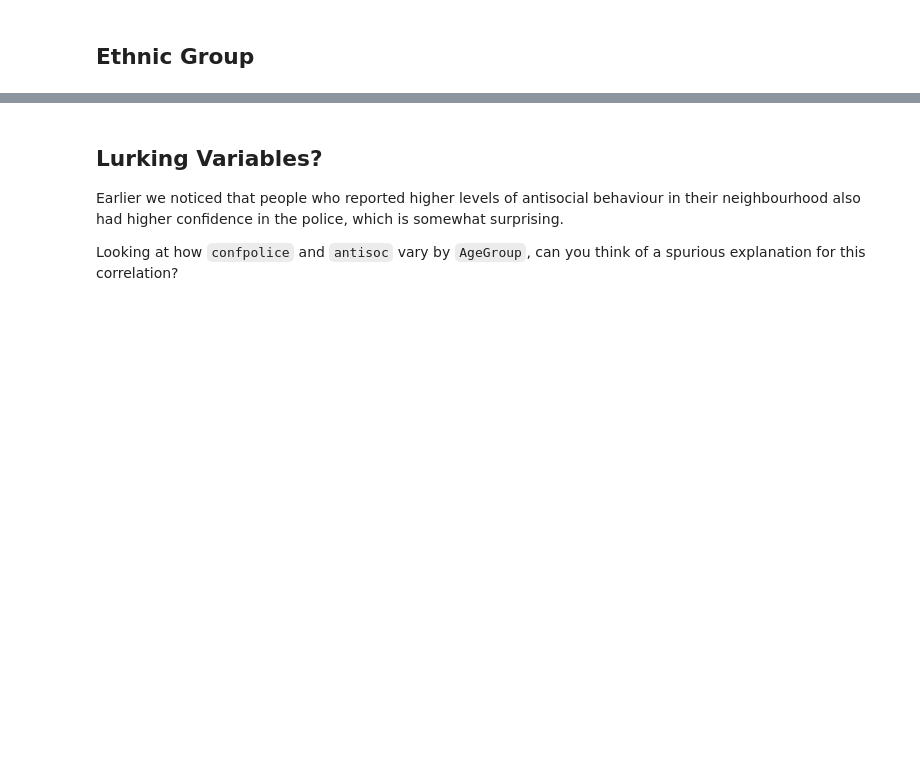
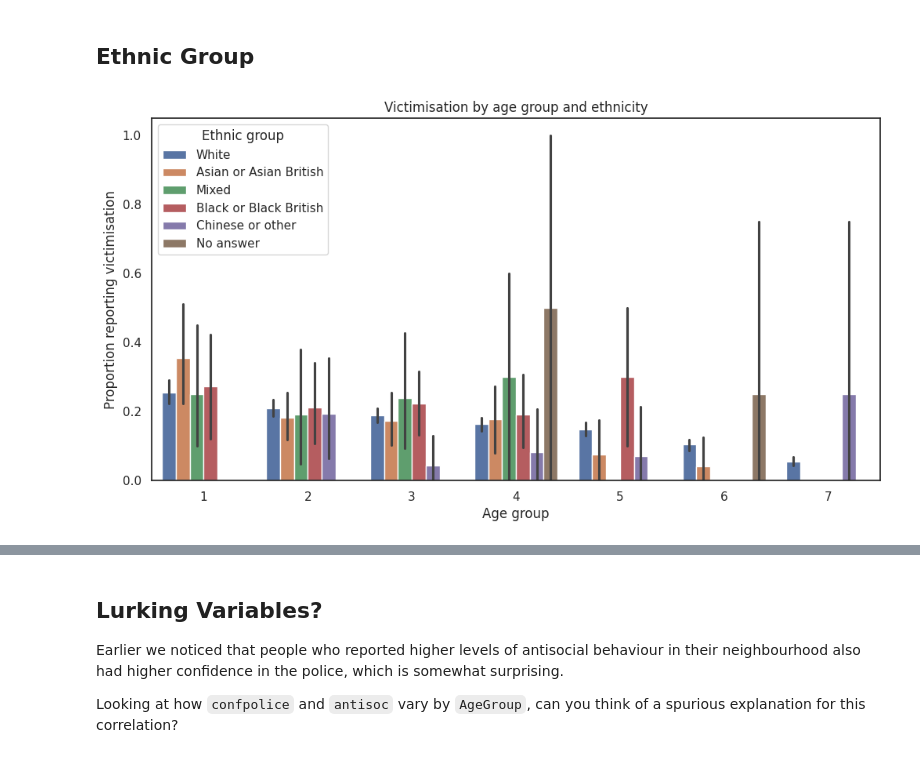
Before and after one commit to lilydavies442-lgtm/EP-stats-project-, a Jupyter notebook: 1.3_DataWrangling/1.3.11_TutorialExercises.ipynb, the cells around one changed output, grey strips where cells are left out. Drawn from its saved outputs; the diff is of its cells as text; code cells hidden in the pictures; blank space fills up the shorter version.

```diff
--- a/1.3_DataWrangling/1.3.11_TutorialExercises.ipynb
+++ b/1.3_DataWrangling/1.3.11_TutorialExercises.ipynb
@@ -449,3 +583,19 @@ Go ahead and explore the breakdown of `confpolice` and `antisoc` by `AgeGroup`,
 # %%
 # Your code here
 # Hint: use plt.subplot to create pairs of plots - this keeps things tidy
+plt.figure(figsize=(12, 6))
+
+sns.barplot(
+    data=crime,
+    x='AgeGroup',
+    y='Victim',
+    hue='EthnicGroup'
+)
+
+plt.xlabel('Age group')
+plt.ylabel('Proportion reporting victimisation')
+plt.title('Victimisation by age group and ethnicity')
+plt.legend(title='Ethnic group')
+plt.show()
+# %% [output]
+[figure, added]
```
Also changed, not shown: parts of 18 cells of this notebook.
